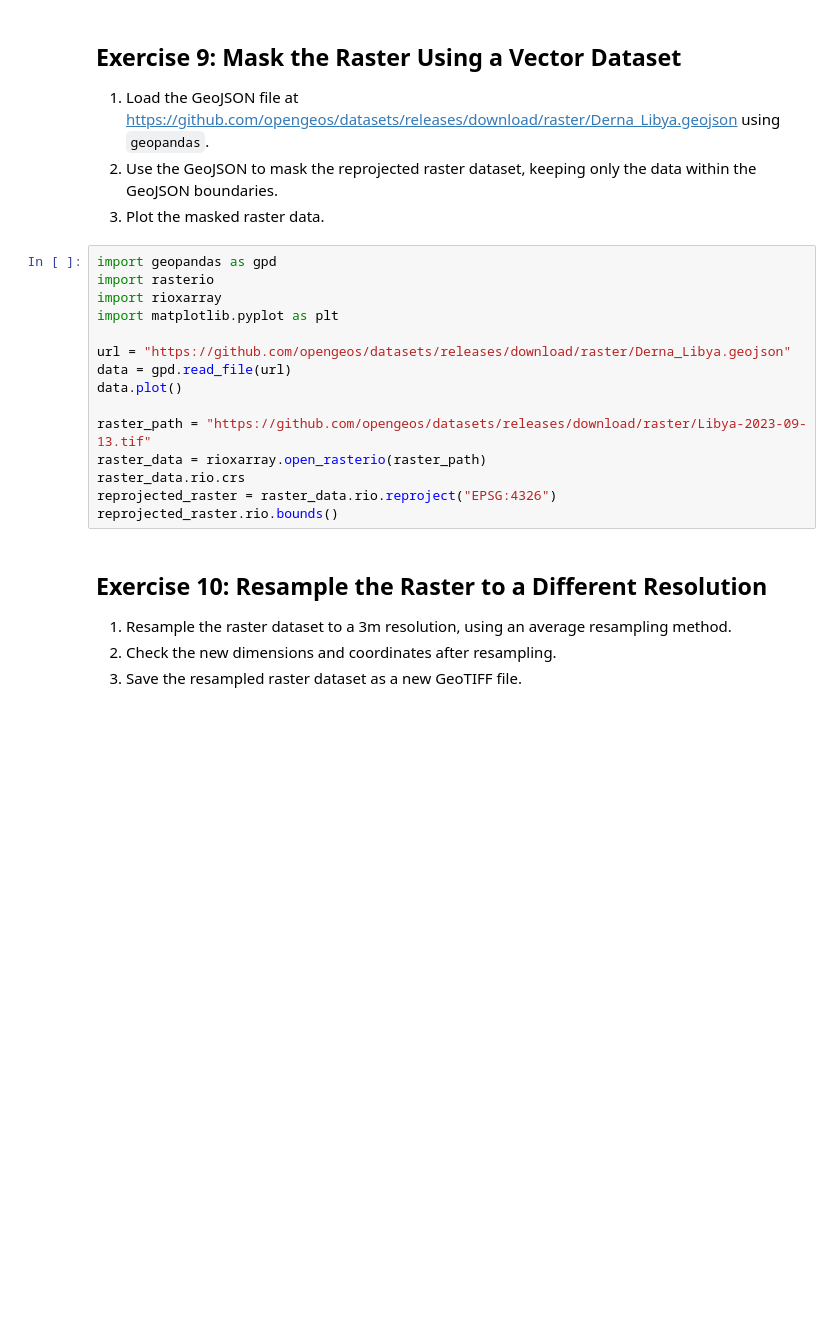
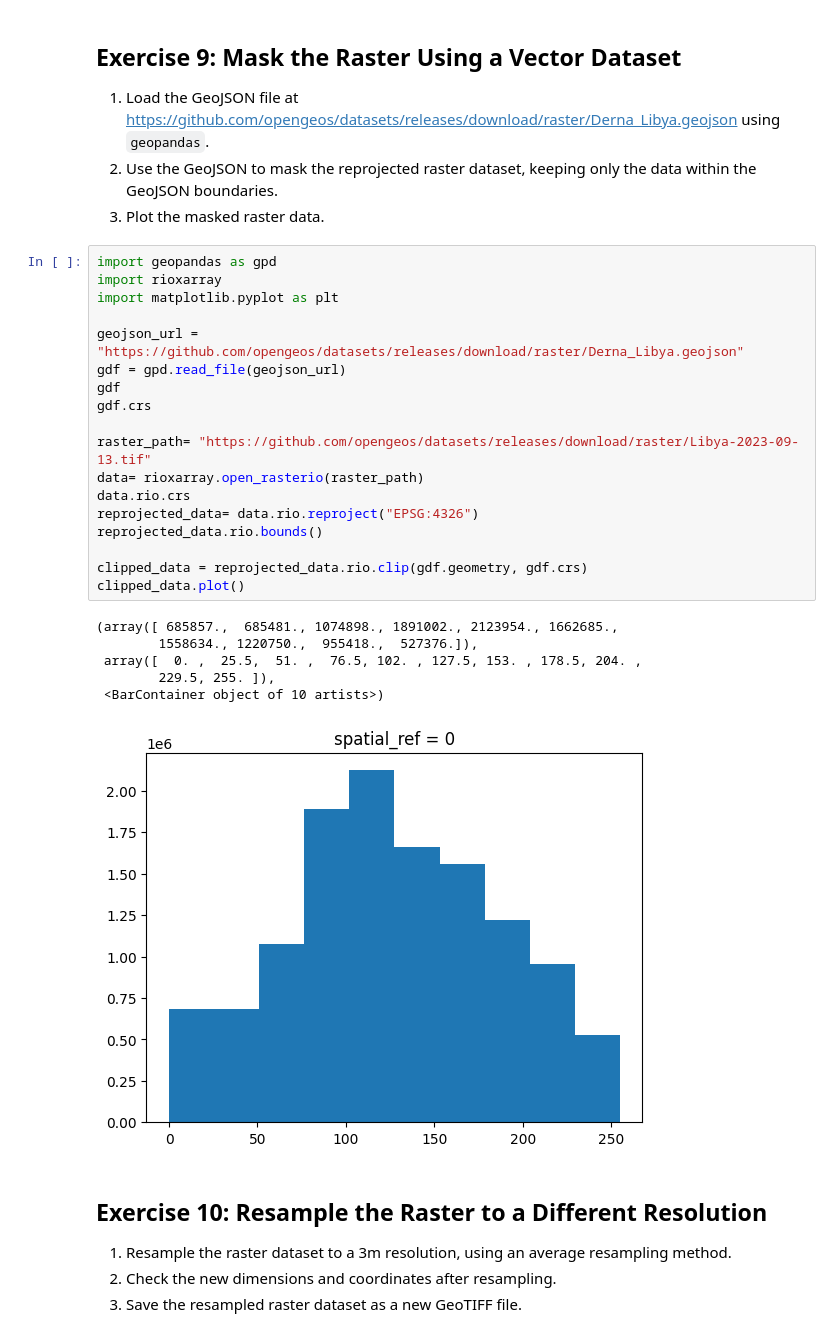
Before and after one commit to siddhi1991/GIS-programming, a Jupyter notebook: book/labs/lab_06.ipynb, the cells around one changed output. Cells and saved outputs as stored; diff of their text form; blank space fills up the shorter version.

```diff
--- a/book/labs/lab_06.ipynb
+++ b/book/labs/lab_06.ipynb
@@ -409,19 +409,29 @@ Requirement already satisfied: six>=1.5 in /usr/local/lib/python3.11/dist-packag
 3. Plot the masked raster data.
 # %%
 import geopandas as gpd
-import rasterio
 import rioxarray
 import matplotlib.pyplot as plt
 
-url = "https://github.com/opengeos/datasets/releases/download/raster/Derna_Libya.geojson"
-data = gpd.read_file(url)
-data.plot()
+geojson_url = "https://github.com/opengeos/datasets/releases/download/raster/Derna_Libya.geojson"
+gdf = gpd.read_file(geojson_url)
+gdf
+gdf.crs
 
-raster_path = "https://github.com/opengeos/datasets/releases/download/raster/Libya-2023-09-13.tif"
-raster_data = rioxarray.open_rasterio(raster_path)
-raster_data.rio.crs
-reprojected_raster = raster_data.rio.reproject("EPSG:4326")
-reprojected_raster.rio.bounds()
+raster_path= "https://github.com/opengeos/datasets/releases/download/raster/Libya-2023-09-13.tif"
+data= rioxarray.open_rasterio(raster_path)
+data.rio.crs
+reprojected_data= data.rio.reproject("EPSG:4326")
+reprojected_data.rio.bounds()
+
+clipped_data = reprojected_data.rio.clip(gdf.geometry, gdf.crs)
+clipped_data.plot()
+# %% [output]
+(array([ 685857.,  685481., 1074898., 1891002., 2123954., 1662685.,
+        1558634., 1220750.,  955418.,  527376.]),
+ array([  0. ,  25.5,  51. ,  76.5, 102. , 127.5, 153. , 178.5, 204. ,
+        229.5, 255. ]),
+ <BarContainer object of 10 artists>)
+[figure, added]
 # %% [markdown]
 ## Exercise 10: Resample the Raster to a Different Resolution
 
```
Also changed, not shown: parts of 1 cell of this notebook.
